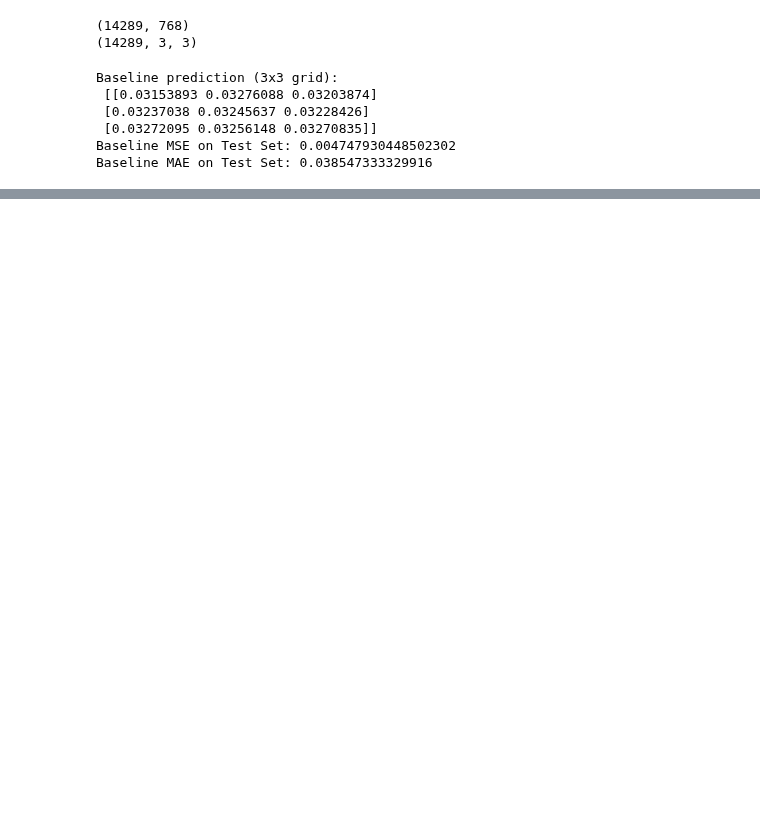
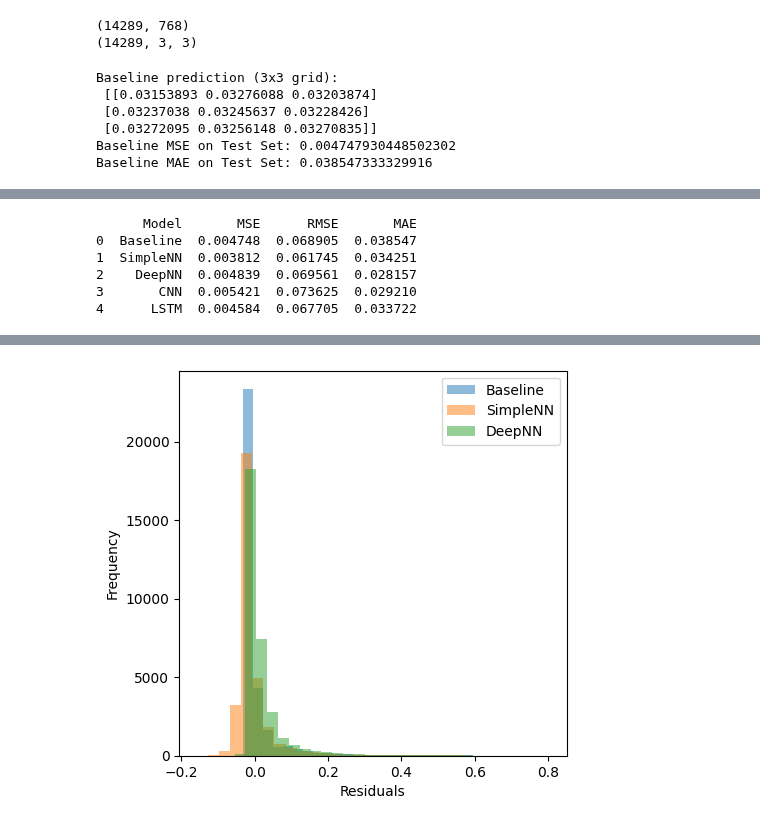
Before and after one commit to benton-tripp/urban-clay, a Jupyter notebook: notebooks/train-models-v2.ipynb, the cells around one changed output, grey strips where cells are left out. Saved outputs shown, nothing was run; the diff lists cells and outputs as text; code cells hidden in the pictures; blank space fills up the shorter version.

```diff
--- a/notebooks/train-models-v2.ipynb
+++ b/notebooks/train-models-v2.ipynb
@@ -115,6 +116,7 @@ class SimpleNN(nn.Module):
         x = self.fc1(x)
         x = self.relu(x)
         x = self.fc2(x)
+        x = torch.sigmoid(x)  # Apply sigmoid activation to ensure output is in [0, 1]
         return x
 
 # Train the model using the train_model function
@@ -130,12 +132,12 @@ trained_simple_nn_model = train_model(
 
 # Prediction on test data
 with torch.no_grad():
-    y_test_pred = trained_simple_nn_model(X_test_tensor)
+    snn_pred = trained_simple_nn_model(X_test_tensor)
 
 # Calculate metrics
-mse_test = nn.MSELoss()(y_test_pred, y_test_tensor).item()
-mae_test = nn.L1Loss()(y_test_pred, y_test_tensor).item()
+mse_snn = nn.MSELoss()(snn_pred, y_test_tensor).item()
+mae_snn = nn.L1Loss()(snn_pred, y_test_tensor).item()
 
-print(f"SimpleNN MSE on Test Set: {mse_test}")
-print(f"SimpleNN MAE on Test Set: {mae_test}")
+print(f"SimpleNN MSE on Test Set: {mse_snn}")
+print(f"SimpleNN MAE on Test Set: {mae_snn}")
 # %% [output]
@@ -168,6 +170,7 @@ class DeepNN(nn.Module):
         x = self.fc2(x)
         x = self.relu(x)
         x = self.fc3(x)
+        x = torch.sigmoid(x)  # Apply sigmoid activation to ensure output is in [0, 1]
         return x
 
 
@@ -184,12 +187,12 @@ trained_deep_nn_model = train_model(
 
 # Prediction on test data
 with torch.no_grad():
-    y_test_pred = trained_deep_nn_model(X_test_tensor)
+    dnn_pred = trained_deep_nn_model(X_test_tensor)
 
 # Calculate metrics
-mse_test = nn.MSELoss()(y_test_pred, y_test_tensor).item()
-mae_test = nn.L1Loss()(y_test_pred, y_test_tensor).item()
+mse_dnn = nn.MSELoss()(dnn_pred, y_test_tensor).item()
+mae_dnn = nn.L1Loss()(dnn_pred, y_test_tensor).item()
 
-print(f"DeepNN MSE on Test Set: {mse_test}")
-print(f"DeepNN MAE on Test Set: {mae_test}")
+print(f"DeepNN MSE on Test Set: {mse_dnn}")
+print(f"DeepNN MAE on Test Set: {mae_dnn}")
 # %% [output]
@@ -342,0 +336,46 @@ LSTM MAE on Test Set: 0.024041717872023582
+# %%
+# Calculate RMSE for each model
+rmse_baseline = np.sqrt(mse_baseline)
+rmse_snn = np.sqrt(mse_snn)
+rmse_dnn = np.sqrt(mse_dnn)
+rmse_cnn = np.sqrt(mse_cnn)
+rmse_lstm = np.sqrt(mse_lstm)
+
+# Create a summary table
+metrics_summary = pd.DataFrame({
+    'Model': ['Baseline', 'SimpleNN', 'DeepNN', 'CNN', 'LSTM'],
+    'MSE': [mse_baseline, mse_snn, mse_dnn, mse_cnn, mse_lstm],
+    'RMSE': [rmse_baseline, rmse_snn, rmse_dnn, rmse_cnn, rmse_lstm],
+    'MAE': [mae_baseline, mae_snn, mae_dnn, mae_cnn, mae_lstm]
+})
+print(metrics_summary)
+# %% [output]
+      Model       MSE      RMSE       MAE
+0  Baseline  0.004748  0.068905  0.038547
+1  SimpleNN  0.003812  0.061745  0.034251
+2    DeepNN  0.004839  0.069561  0.028157
+3       CNN  0.005421  0.073625  0.029210
+4      LSTM  0.004584  0.067705  0.033722
+# %%
+# Flatten predictions and ground truth for residual analysis
+def res_plot(y_tensor, yhat_tensors, labels, title="", figsize=(5, 5), bins=30, alpha=0.5):
+    # Plot histograms of residuals
+    plt.figure(figsize=figsize)
+
+    for yhat_tensor, label in zip(yhat_tensors, labels):
+        y_flat = y_tensor.numpy().reshape(-1)
+        if type(yhat_tensor) == torch.Tensor:
+            yhat_flat = yhat_tensor.numpy().reshape(-1)
+        else:
+            yhat_flat = yhat_tensor.reshape(-1)
+        # Calculate residuals
+        residuals = y_flat - yhat_flat
+        plt.hist(residuals, bins=bins, alpha=alpha, label=label)
+    plt.xlabel('Residuals')
+    plt.ylabel('Frequency')
+    plt.legend()
+    plt.title(title)
+    return plt
+
+res_plot(y_test_tensor, [baseline_pred, snn_pred, dnn_pred], ["Baseline", "SimpleNN", "DeepNN"])
+# %% [output]
@@ -342,0 +383 @@ LSTM MAE on Test Set: 0.024041717872023582
+[figure, added]
```
Also changed, not shown: parts of 8 cells of this notebook.
